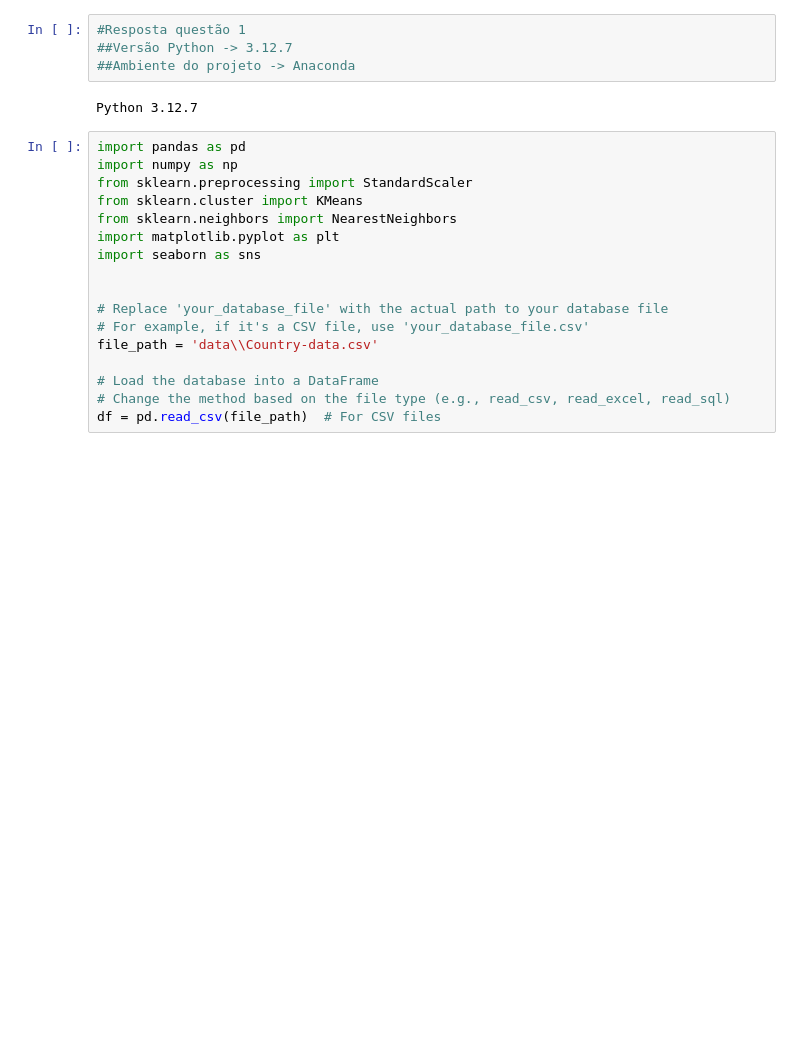
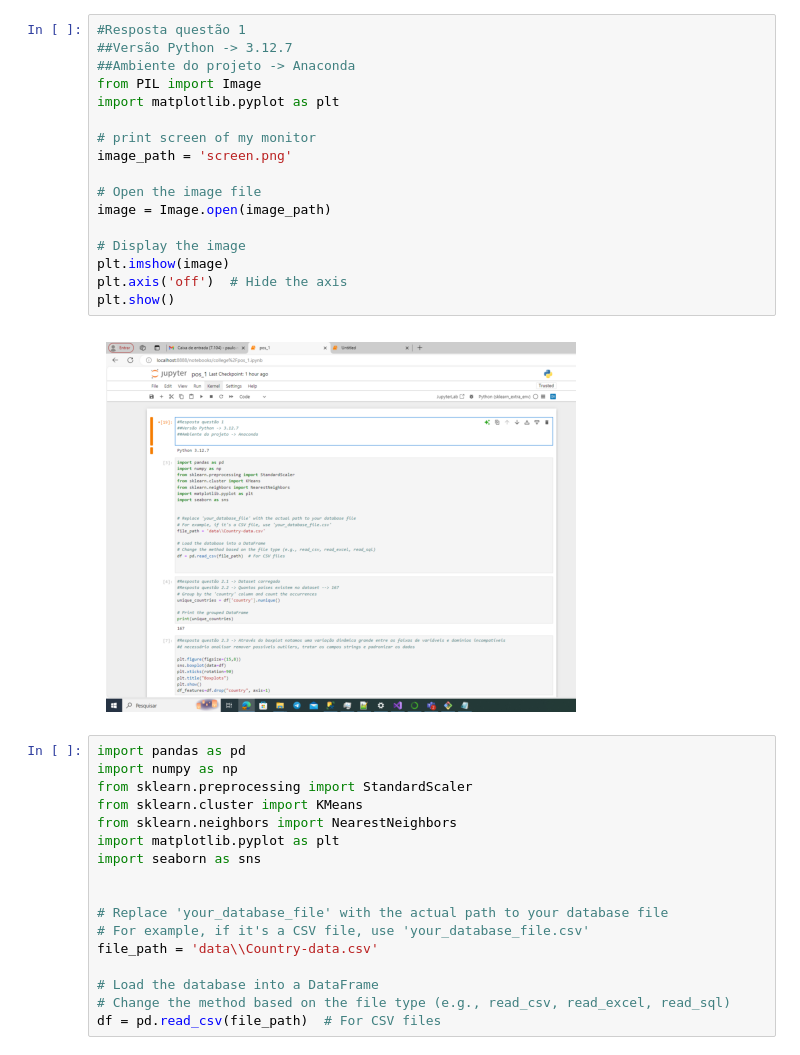
Before and after one commit to paulo-rogerio-oliveira/clusterizacao, a Jupyter notebook: pos_1.ipynb, the cells around one changed output. Cells and saved outputs as stored; diff of their text form; blank space fills up the shorter version.

```diff
--- a/pos_1.ipynb
+++ b/pos_1.ipynb
@@ -1,9 +1,22 @@
 # %%
 #Resposta questão 1
 ##Versão Python -> 3.12.7
 ##Ambiente do projeto -> Anaconda
+from PIL import Image
+import matplotlib.pyplot as plt
+
+# print screen of my monitor
+image_path = 'screen.png'
+
+# Open the image file
+image = Image.open(image_path)
+
+# Display the image
+plt.imshow(image)
+plt.axis('off')  # Hide the axis
+plt.show()
 # %% [output]
-Python 3.12.7
+[figure, added]
 # %%
 import pandas as pd
 import numpy as np
```
Also changed, not shown: 1 other file.
